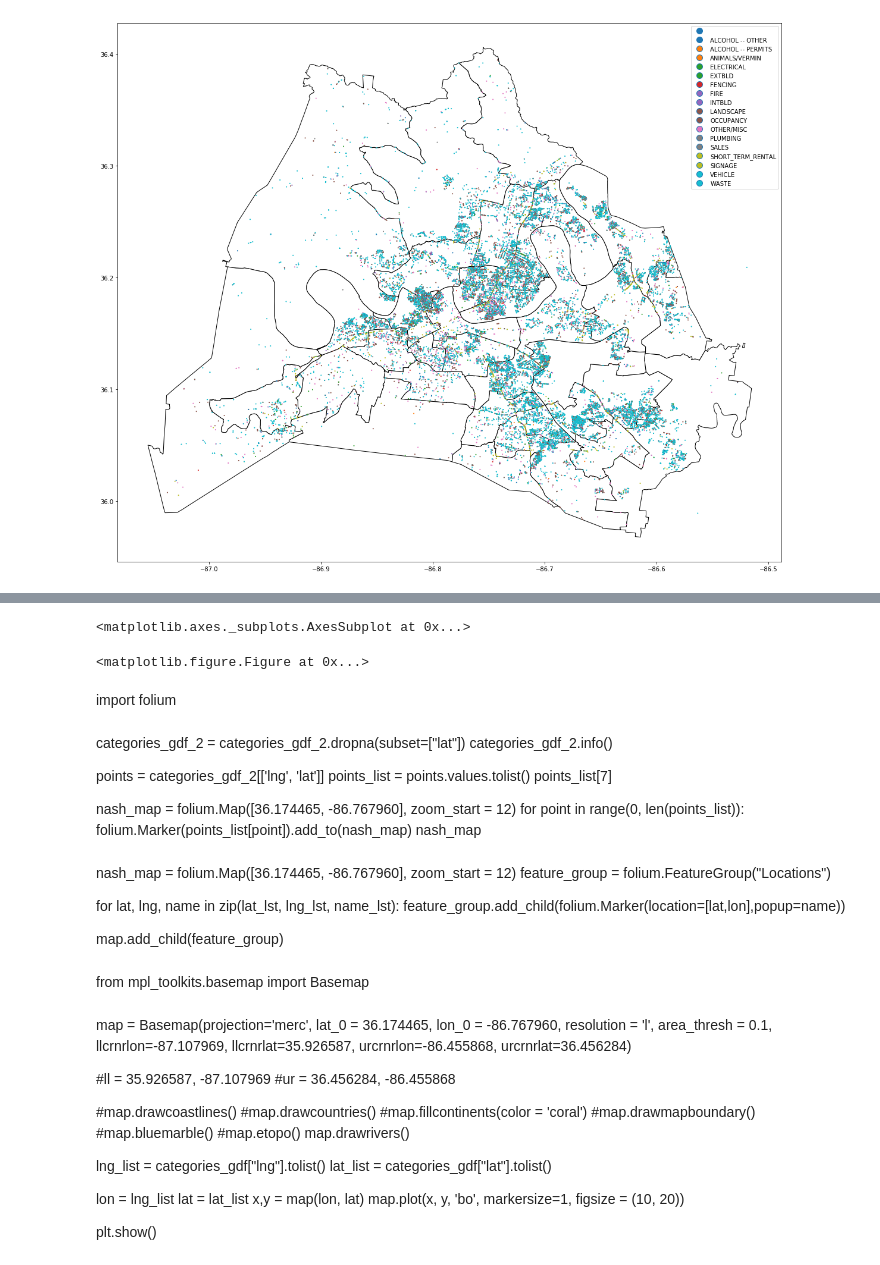
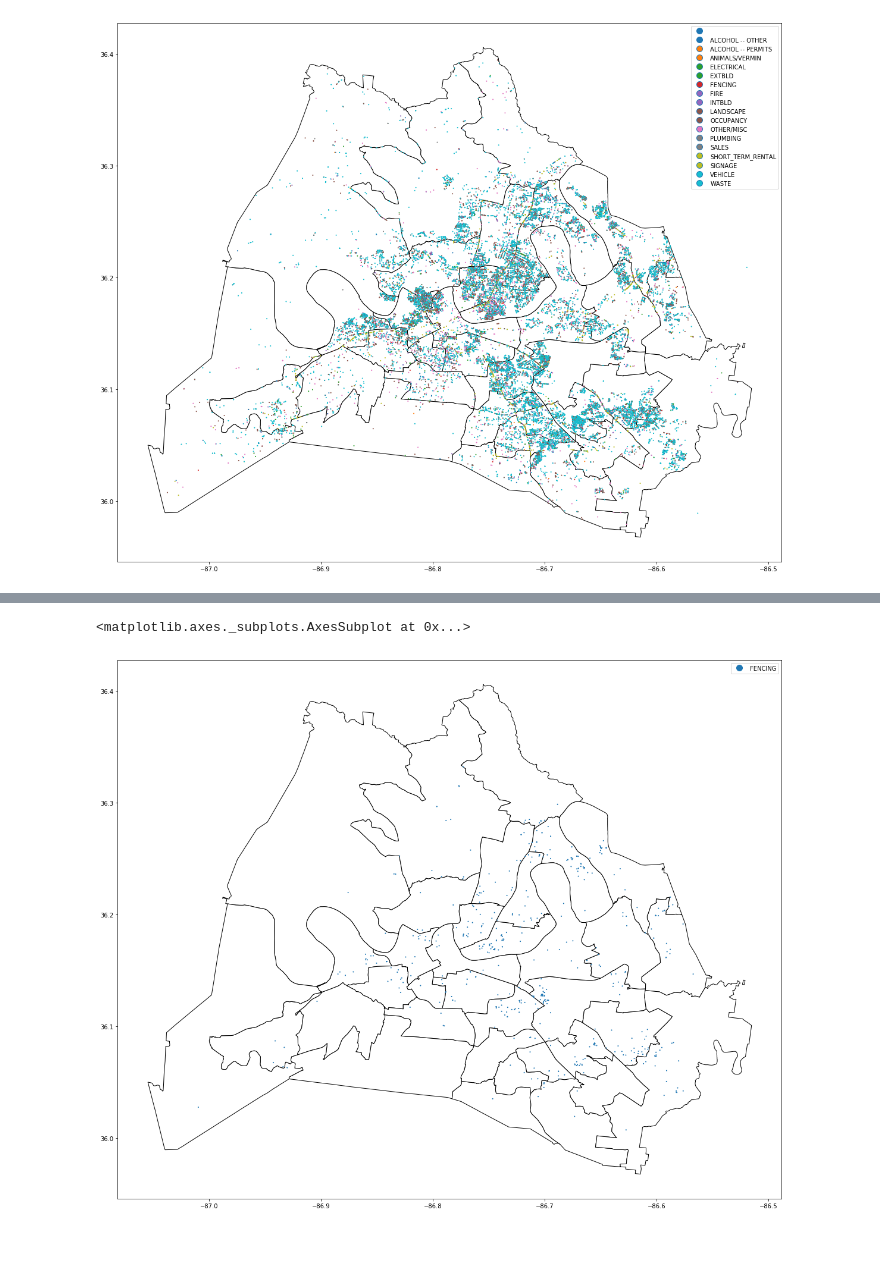
Before and after one commit to DEREJEGETU/data-question-2, a Jupyter notebook: notebooks/Mahesh_Nashville_Codes_Violation_Data_No_Viz.ipynb, the cells around one changed output, grey strips where cells are left out. Saved outputs shown, nothing was run; the diff lists cells and outputs as text; code cells hidden in the pictures.

Commit message:
Start to make map responsive to checkbox.

```diff
--- a/notebooks/Mahesh_Nashville_Codes_Violation_Data_No_Viz.ipynb
+++ b/notebooks/Mahesh_Nashville_Codes_Violation_Data_No_Viz.ipynb
@@ -1163,59 +1150,9 @@ Name: geometry, Length: 11589, dtype: object
-# %%
-#START HERE. Can't figure out why plot not showing.
-categories_WASTE.plot(ax = districts, markersize = 1, figsize = (20, 20))
-# %% [output]
-<matplotlib.axes._subplots.AxesSubplot at 0x...>
-<matplotlib.figure.Figure at 0x...>
-# %% [markdown]
-import folium
-# %% [markdown]
-categories_gdf_2 = categories_gdf_2.dropna(subset=["lat"])
-categories_gdf_2.info()
-
-points = categories_gdf_2[['lng', 'lat']]
-points_list = points.values.tolist()
-points_list[7]
-
-nash_map = folium.Map([36.174465, -86.767960], zoom_start = 12)
-for point in range(0, len(points_list)):
-    folium.Marker(points_list[point]).add_to(nash_map)
-nash_map
-# %% [markdown]
-nash_map = folium.Map([36.174465, -86.767960], zoom_start = 12)
-feature_group = folium.FeatureGroup("Locations")
-
-for lat, lng, name in zip(lat_lst, lng_lst, name_lst):
-    feature_group.add_child(folium.Marker(location=[lat,lon],popup=name))
-
-map.add_child(feature_group)
-# %% [markdown]
-from mpl_toolkits.basemap import Basemap
-# %% [markdown]
-map = Basemap(projection='merc', lat_0 = 36.174465, lon_0 = -86.767960,
-    resolution = 'l', area_thresh = 0.1,
-    llcrnrlon=-87.107969, llcrnrlat=35.926587,
-    urcrnrlon=-86.455868, urcrnrlat=36.456284)
-
-#ll = 35.926587, -87.107969
-#ur = 36.456284, -86.455868
-
-#map.drawcoastlines()
-#map.drawcountries()
-#map.fillcontinents(color = 'coral')
-#map.drawmapboundary()
-#map.bluemarble()
-#map.etopo()
-map.drawrivers()
-
-lng_list = categories_gdf["lng"].tolist()
-lat_list = categories_gdf["lat"].tolist()
-
-lon = lng_list
-lat = lat_list
-x,y = map(lon, lat)
-map.plot(x, y, 'bo', markersize=1, figsize = (10, 20))
-
-plt.show()
+# %%
+districts = district_df.plot(color='white', edgecolor='black', figsize = (20, 20))
+categories_gdf_2.loc[categories_gdf_2['violation_category'] == 'FENCING'].plot(ax = districts, markersize = 1, figsize = (20, 20), column = 'violation_category', legend = True)
+# %% [output]
+<matplotlib.axes._subplots.AxesSubplot at 0x...>
+[figure, added]
 # %%
 import ipywidgets as widgets
 from ipywidgets import Checkbox
```
Also changed, not shown: parts of 15 cells of this notebook.
